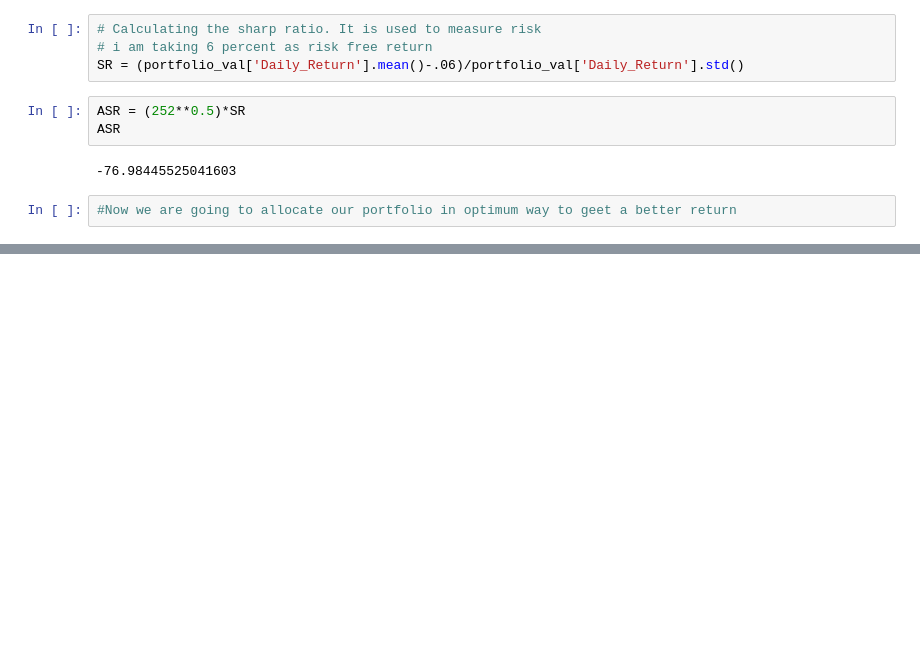
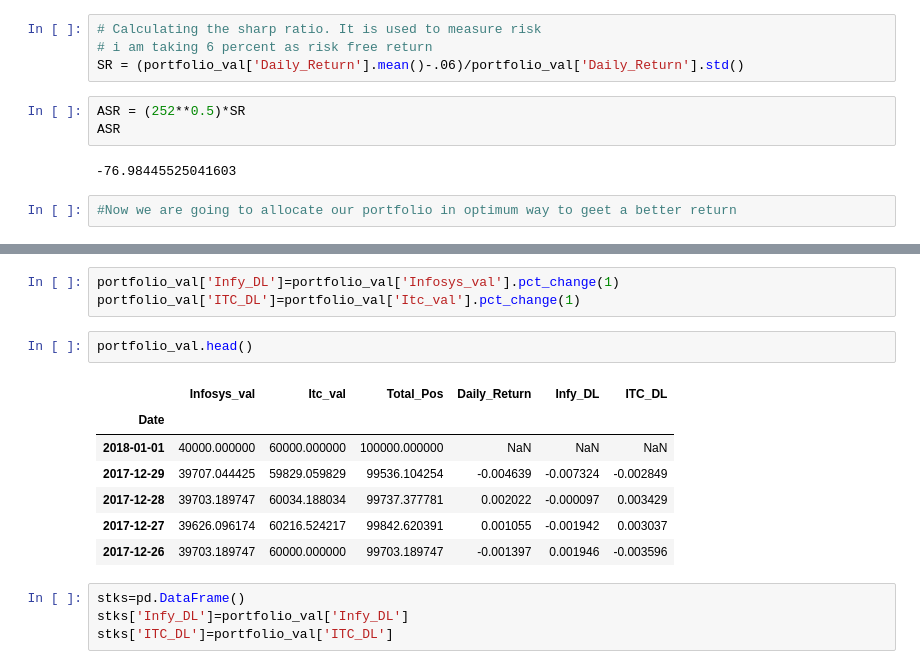
Before and after one commit to SouravRoy1989/portfolio-analysis, a Jupyter notebook: stock analysis.ipynb, the cells around one changed output, grey strips where cells are left out. Drawn from its saved outputs; the diff is of its cells as text; blank space fills up the shorter version.

```diff
--- a/stock analysis.ipynb
+++ b/stock analysis.ipynb
@@ -243,0 +254,17 @@ ASR
+# %%
+portfolio_val['Infy_DL']=portfolio_val['Infosys_val'].pct_change(1)
+portfolio_val['ITC_DL']=portfolio_val['Itc_val'].pct_change(1)
+# %%
+portfolio_val.head()
+# %% [output]
+|  | Infosys_val | Itc_val | Total_Pos | Daily_Return | Infy_DL | ITC_DL |
+| Date |  |  |  |  |  |  |
+| 2018-01-01 | 40000.000000 | 60000.000000 | 100000.000000 | NaN | NaN | NaN |
+| 2017-12-29 | 39707.044425 | 59829.059829 | 99536.104254 | -0.004639 | -0.007324 | -0.002849 |
+| 2017-12-28 | 39703.189747 | 60034.188034 | 99737.377781 | 0.002022 | -0.000097 | 0.003429 |
+| 2017-12-27 | 39626.096174 | 60216.524217 | 99842.620391 | 0.001055 | -0.001942 | 0.003037 |
+| 2017-12-26 | 39703.189747 | 60000.000000 | 99703.189747 | -0.001397 | 0.001946 | -0.003596 |
+# %%
+stks=pd.DataFrame()
+stks['Infy_DL']=portfolio_val['Infy_DL']
+stks['ITC_DL']=portfolio_val['ITC_DL']
```
Also changed, not shown: parts of 8 cells of this notebook.
